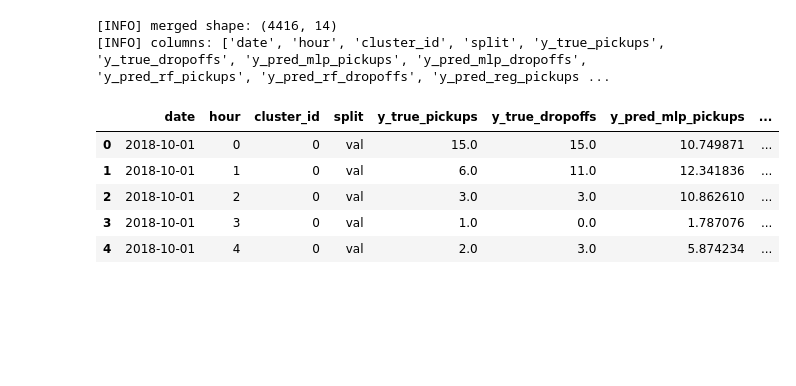
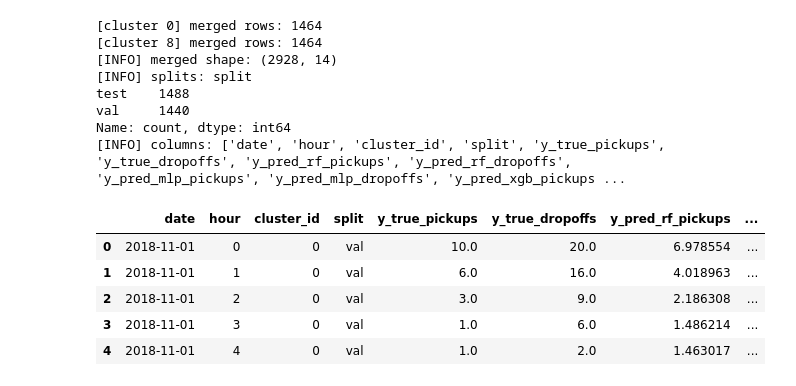
Before and after one commit to tomasvenda/Intro_to_BA, a Jupyter notebook: voting.ipynb, the cells around one changed output. Cells and saved outputs as stored; diff of their text form; code cells hidden in the pictures; blank space fills up the shorter version.

```diff
--- a/voting.ipynb
+++ b/voting.ipynb
@@ -4,26 +4,26 @@ import json
 import numpy as np
 import pandas as pd
 
-CLUSTERS = [0, 1]
+CLUSTERS = [0, 8]
 
-# Prediction folders
 PRED_MLP_DIR = Path("preds_mlp")
 PRED_RF_DIR  = Path("preds_rf")
-PRED_REG_DIR = Path("preds_regressor")
+PRED_REG_DIR = Path("preds_xgb_simple")
 
-# TS daily preds (leak-free notebook output)
-PRED_TS_DIR  = Path("preds_ts_daily")  # ts_daily_cluster_{c}_preds.parquet
+# TS preds folder (your export)
+PRED_TS_DIR  = Path("preds_ts_daily_parquet_like_other_models")  # ts_cluster_{c}_preds.parquet
 
-# Weight artifacts that already exist
+# Optional JSONs (we won't trust general_weight_raw by default)
 W_MLP = Path("artifacts_mlp/mlp_general_weight.json")
 W_RF  = Path("artifacts_rf/rf_general_weight.json")
-W_REG = Path("artifacts_regressor/reg_general_weight.json")
-
-# We'll compute these from VAL if JSONs are missing
-W_SARIMAX = Path("artifacts_sarimax_daily/sarimax_general_weight.json")
-W_PROPHET = Path("artifacts_prophet_daily/prophet_general_weight.json")
+W_REG = Path("artifacts_xgb_simple/xgb_general_weight.json")
+W_TS  = Path("artifacts_ts_daily/ts_sarimax_prophet_general_weight.json")
 
 OUT_DIR = Path("ensemble_outputs")
 OUT_DIR.mkdir(parents=True, exist_ok=True)
 
 EPS = 1e-6
+VAL_SPLIT_NAME = "val"   # make sure your parquets use split='val' for the validation month
+TEST_SPLIT_NAME = "test"
+
+print("[OK] Paths set. Clusters:", CLUSTERS)
@@ -193,29 +158,40 @@ def load_preds_for_model_cluster(model: str, cluster_id: int) -> pd.DataFrame:
 # %%
+# Cell 4 (REPLACE): merge on datetime keys only; keep truth from RF as canonical
+
 dfs = []
 for cid in CLUSTERS:
-    df_mlp = load_preds_for_model_cluster("mlp", cid)
-    df_rf  = load_preds_for_model_cluster("rf", cid)
-    df_reg = load_preds_for_model_cluster("reg", cid)
-    df_ts  = load_preds_for_model_cluster("ts", cid)
+    df_rf  = load_preds_for_model_cluster("rf", cid)  # keep y_true_* from here
+    df_mlp = load_preds_for_model_cluster("mlp", cid).drop(columns=["y_true_pickups","y_true_dropoffs"])
+    df_reg = load_preds_for_model_cluster("reg", cid).drop(columns=["y_true_pickups","y_true_dropoffs"])
+    df_ts  = load_preds_for_model_cluster("ts",  cid).drop(columns=["y_true_pickups","y_true_dropoffs"])
 
-    keys = ["date","hour","cluster_id","split","y_true_pickups","y_true_dropoffs"]
+    keys = ["date","hour","cluster_id","split"]
 
-    merged = df_mlp.merge(df_rf, on=keys, how="inner") \
-                   .merge(df_reg, on=keys, how="inner") \
-                   .merge(df_ts, on=keys, how="inner")
+    merged = df_rf.merge(df_mlp, on=keys, how="inner") \
+                  .merge(df_reg, on=keys, how="inner") \
+                  .merge(df_ts,  on=keys, how="inner")
+
+    print(f"[cluster {cid}] merged rows:", len(merged))
     dfs.append(merged)
 
 all_df = pd.concat(dfs, ignore_index=True)
 
 print("[INFO] merged shape:", all_df.shape)
+print("[INFO] splits:", all_df["split"].value_counts())
 print("[INFO] columns:", list(all_df.columns))
 all_df.head()
 # %% [output]
-[INFO] merged shape: (4416, 14)
-[INFO] columns: ['date', 'hour', 'cluster_id', 'split', 'y_true_pickups', 'y_true_dropoffs', 'y_pred_mlp_pickups', 'y_pred_mlp_dropoffs', 'y_pred_rf_pickups', 'y_pred_rf_dropoffs', 'y_pred_reg_pickups ...
+[cluster 0] merged rows: 1464
+[cluster 8] merged rows: 1464
+[INFO] merged shape: (2928, 14)
+[INFO] splits: split
+test    1488
+val     1440
+Name: count, dtype: int64
+[INFO] columns: ['date', 'hour', 'cluster_id', 'split', 'y_true_pickups', 'y_true_dropoffs', 'y_pred_rf_pickups', 'y_pred_rf_dropoffs', 'y_pred_mlp_pickups', 'y_pred_mlp_dropoffs', 'y_pred_xgb_pickups ...
-|  | date | hour | cluster_id | split | y_true_pickups | y_true_dropoffs | y_pred_mlp_pickups | ... |
-| 0 | 2018-10-01 | 0 | 0 | val | 15.0 | 15.0 | 10.749871 | ... |
-| 1 | 2018-10-01 | 1 | 0 | val | 6.0 | 11.0 | 12.341836 | ... |
-| 2 | 2018-10-01 | 2 | 0 | val | 3.0 | 3.0 | 10.862610 | ... |
-| 3 | 2018-10-01 | 3 | 0 | val | 1.0 | 0.0 | 1.787076 | ... |
-| 4 | 2018-10-01 | 4 | 0 | val | 2.0 | 3.0 | 5.874234 | ... |
+|  | date | hour | cluster_id | split | y_true_pickups | y_true_dropoffs | y_pred_rf_pickups | ... |
+| 0 | 2018-11-01 | 0 | 0 | val | 10.0 | 20.0 | 6.978554 | ... |
+| 1 | 2018-11-01 | 1 | 0 | val | 6.0 | 16.0 | 4.018963 | ... |
+| 2 | 2018-11-01 | 2 | 0 | val | 3.0 | 9.0 | 2.186308 | ... |
+| 3 | 2018-11-01 | 3 | 0 | val | 1.0 | 6.0 | 1.486214 | ... |
+| 4 | 2018-11-01 | 4 | 0 | val | 1.0 | 2.0 | 1.463017 | ... |
```
Also changed, not shown: parts of 12 cells of this notebook, 8 other files.
